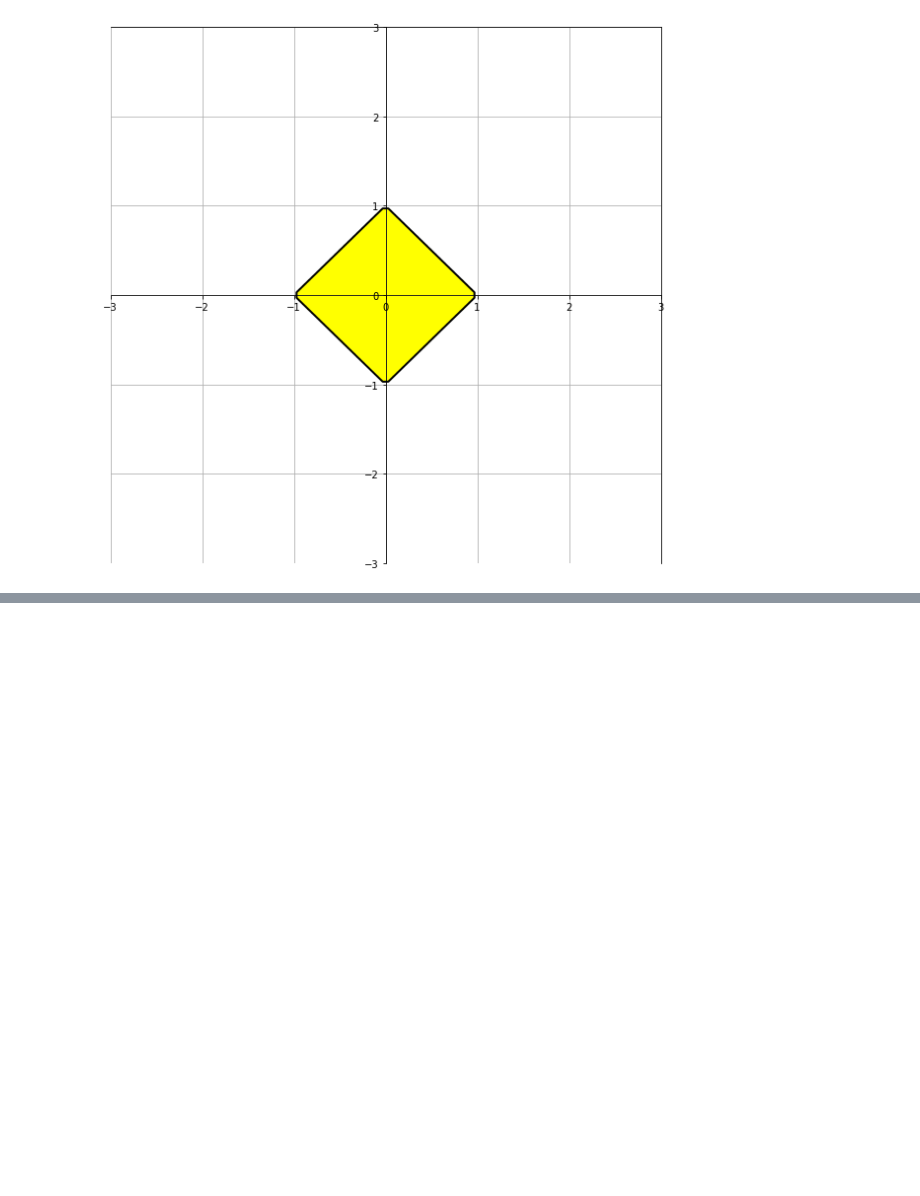
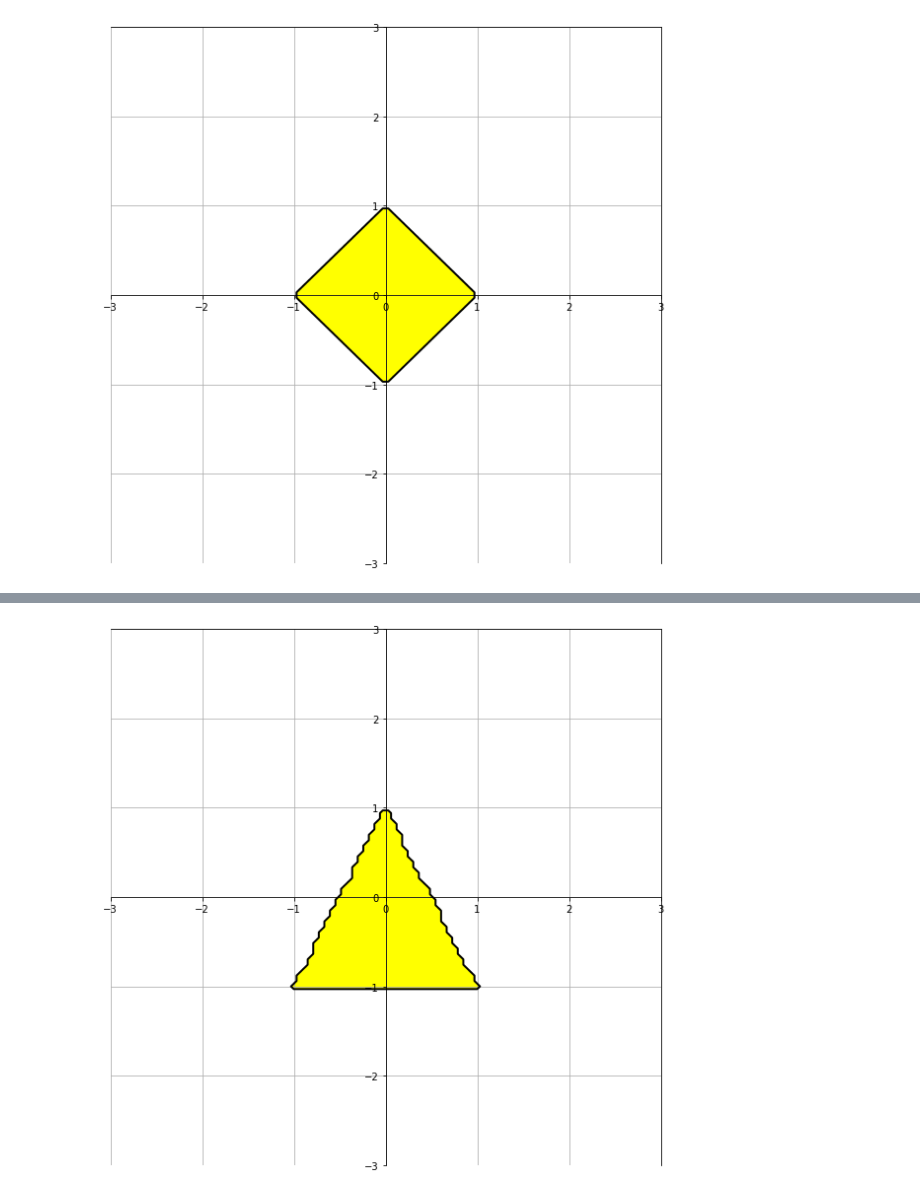
Before and after one commit to Malkah04/MachineLearing-NeuralNetwork, a Jupyter notebook: neural/lab5/trainingPreceptron.ipynb, the cells around one changed output, grey strips where cells are left out. Cells and saved outputs as stored; diff of their text form; code cells hidden in the pictures; blank space fills up the shorter version.

```diff
--- a/neural/lab5/trainingPreceptron.ipynb
+++ b/neural/lab5/trainingPreceptron.ipynb
@@ -139,0 +434,16 @@ plt.show()
+# %%
+l1 = calcLine(0,1,1,-1)
+print("w1",l1[0])
+print( "w2",l1[1])
+print("b",l1[2])
+print("")
+l2 = calcLine(1,-1,-1,-1)
+print("w1",l2[0])
+print( "w2",l2[1])
+print("b",l2[2])
+print("")
+l3 = calcLine(-1,-1,0,1)
+print("w1",l3[0])
+print( "w2",l3[1])
+print("b",l3[2])
+print("")
@@ -139,0 +462,39 @@ plt.show()
+# %%
+limitPoint = 3
+
+X = np.linspace(-limitPoint, limitPoint, 100)
+Y = np.linspace(-limitPoint, limitPoint, 100)
+X, Y = np.meshgrid(X, Y)
+
+
+z1 = l1[0]*X + l1[1]*Y +l1[2]
+z2 = l2[0]*X + l2[1]*Y +l2[2]
+z3 = l3[0]*X + l3[1]*Y +l3[2]
+
+
+
+
+o1  = (z1  <= 0).astype(int)
+o2  = (z2  >= 0).astype(int)
+o3  = (z3  <= 0).astype(int)
+
+
+# plt.contourf(X, Y, o3,  levels=[0.5, 1.5], colors="yellow")
+# plt.contourf(X, Y, o1,  levels=[0.5, 1.5], colors="yellow")
+
+result = o1 * o2 * o3
+plt.figure(figsize=(10,10))
+
+plt.contourf(X, Y, result, levels=[0.5, 1.5], colors="yellow")
+
+plt.contour(X, Y, result, levels=[0.5], colors='black', linewidths=2)
+
+
+
+plt.grid(True)
+ax = plt.gca()
+ax.spines['left'].set_position('center')
+ax.spines['bottom'].set_position('center')
+plt.show()
+# %% [output]
+[figure, added]
```
Also changed, not shown: parts of 17 cells of this notebook, 3 other files.
